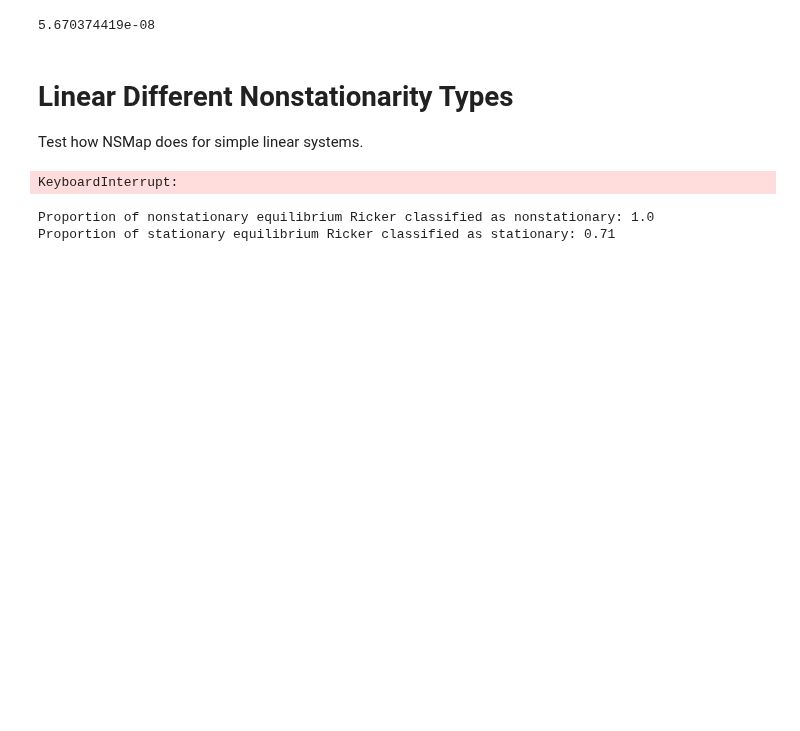
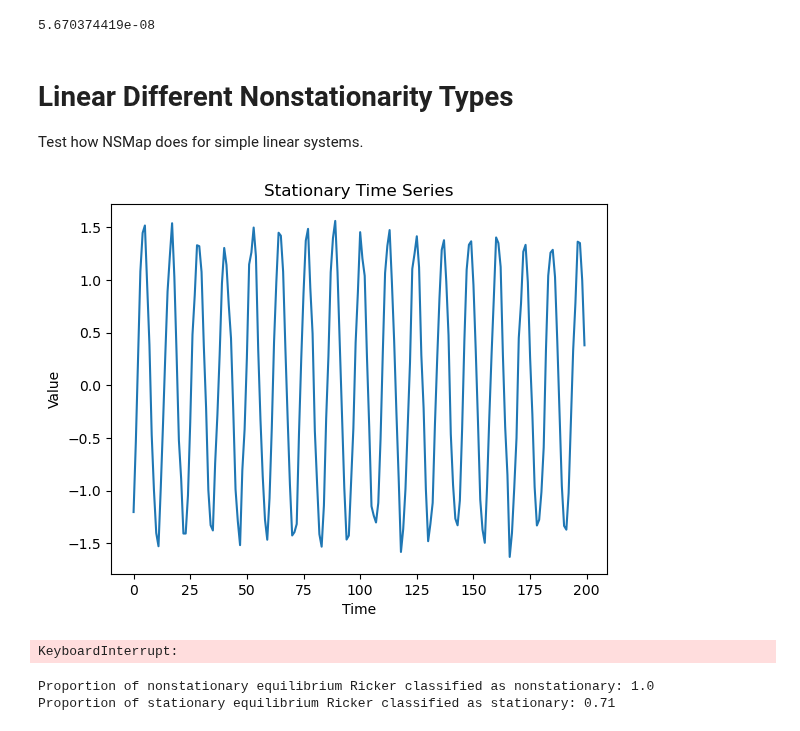
Before and after one commit to kenflat2/NS-Map, a Jupyter notebook: experiments/linear/plot_linear_results.ipynb, the cells around one changed output. Saved outputs shown, nothing was run; the diff lists cells and outputs as text; code cells hidden in the pictures; blank space fills up the shorter version.

```diff
--- a/experiments/linear/linear_systems.ipynb
+++ b/experiments/linear/plot_linear_results.ipynb
@@ -41,6 +40,14 @@ sigma
 # %% [markdown]
 # Linear Different Nonstationarity Types
 Test how NSMap does for simple linear systems.
+# %%
+plt.plot(generate_stationary())
+plt.title("Stationary Time Series")
+plt.xlabel("Time")
+plt.ylabel("Value")
+plt.show()
+# %% [output]
+[figure, added]
 # %%
 # General function which runs the simulations for all model types
 def runSimulation(f, filename, N_replicates = 100, E_max = 8):
```
Also changed, not shown: parts of 4 cells of this notebook, 5 other files.
